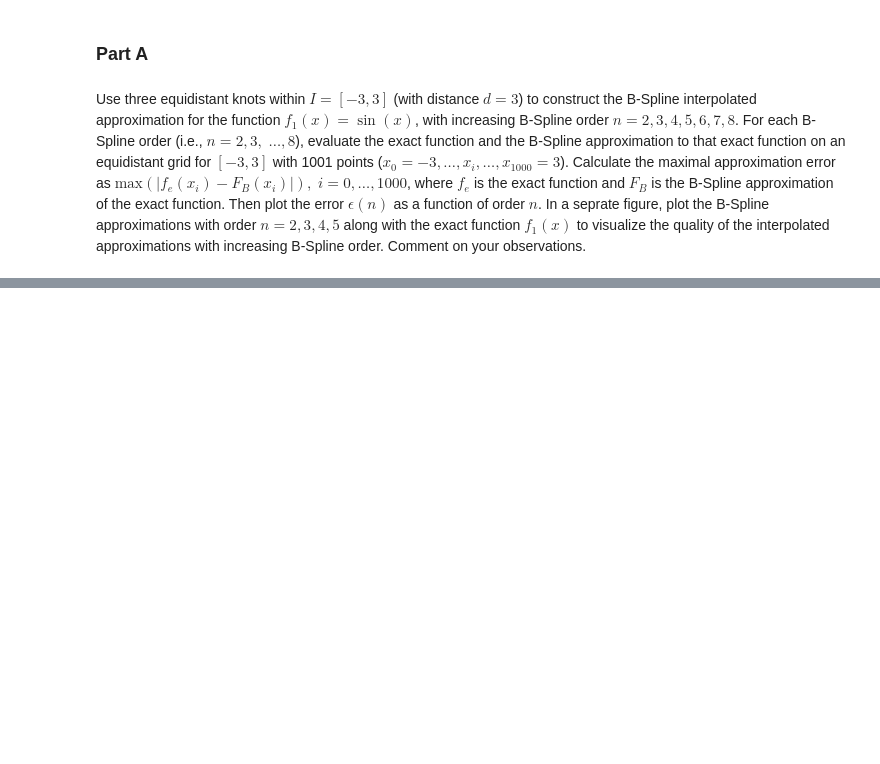
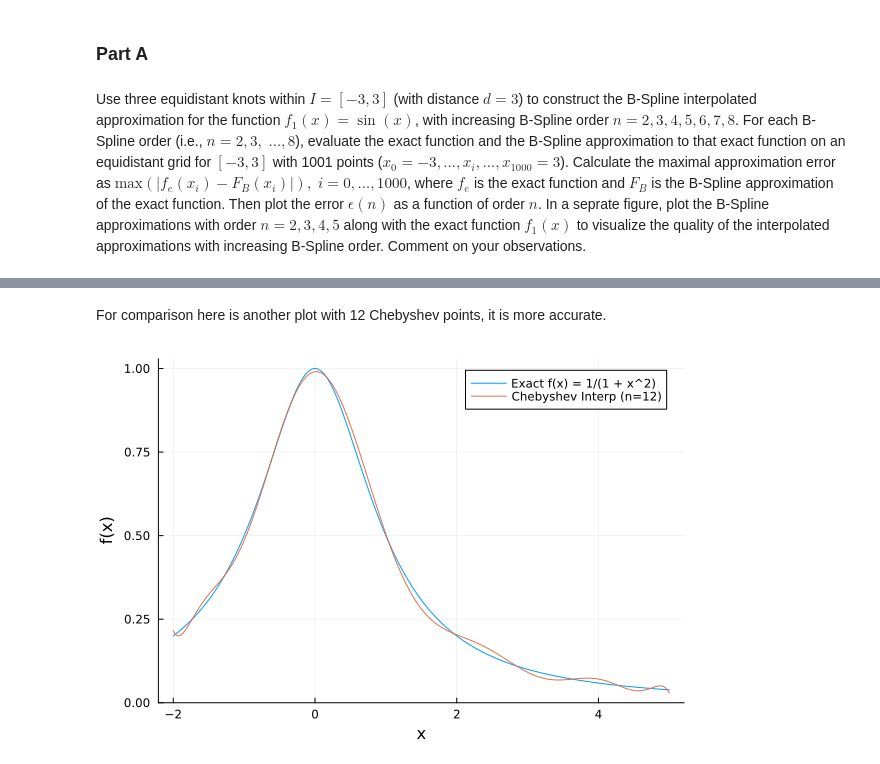
Before and after one commit to jacob-cunningham-ds/me2060, a Jupyter notebook: hw/hw2_code_cunningham.ipynb, the cells around one changed output, grey strips where cells are left out. Drawn from its saved outputs; the diff is of its cells as text; code cells hidden in the pictures; blank space fills up the shorter version.

```diff
--- a/hw/hw2_code_cunningham.ipynb
+++ b/hw/hw2_code_cunningham.ipynb
@@ -412,0 +696,24 @@ plt.plot(x, f1.(x), label="Exact", linetyle=:dash, color=:black)
+# %% [markdown]
+For comparison here is another plot with 12 Chebyshev points, it is more accurate.
+# %%
+n = 12
+t_cheb = chebyshev_points(n)  # 6 points in [-1,1]
+
+x_cheb = map_to_interval(t_cheb, a, b)  # Chebyshev nodes in [-2,5]
+
+# Evaluate function at these nodes
+fvals = f.(x_cheb)
+
+# Construct interpolating polynomial using Polynomials (was going to use ApproxFun but
+# that will handle this internally from my understanding and isn't the point of the assignment.
+p = polys.fit(x_cheb, fvals)
+
+# Plot the results
+xplot = LinRange(a, b, 1001)
+y_exact = f.(xplot)
+y_interp = p.(xplot)
+
+Plt.plot(xplot, y_exact, label="Exact f(x) = 1/(1 + x^2)", xlabel="x", ylabel="f(x)")
+Plt.plot!(xplot, y_interp, label="Chebyshev Interp (n=12)")
+# %% [output]
+[figure, added]
```
Also changed, not shown: parts of 33 cells of this notebook, 2 other files.
